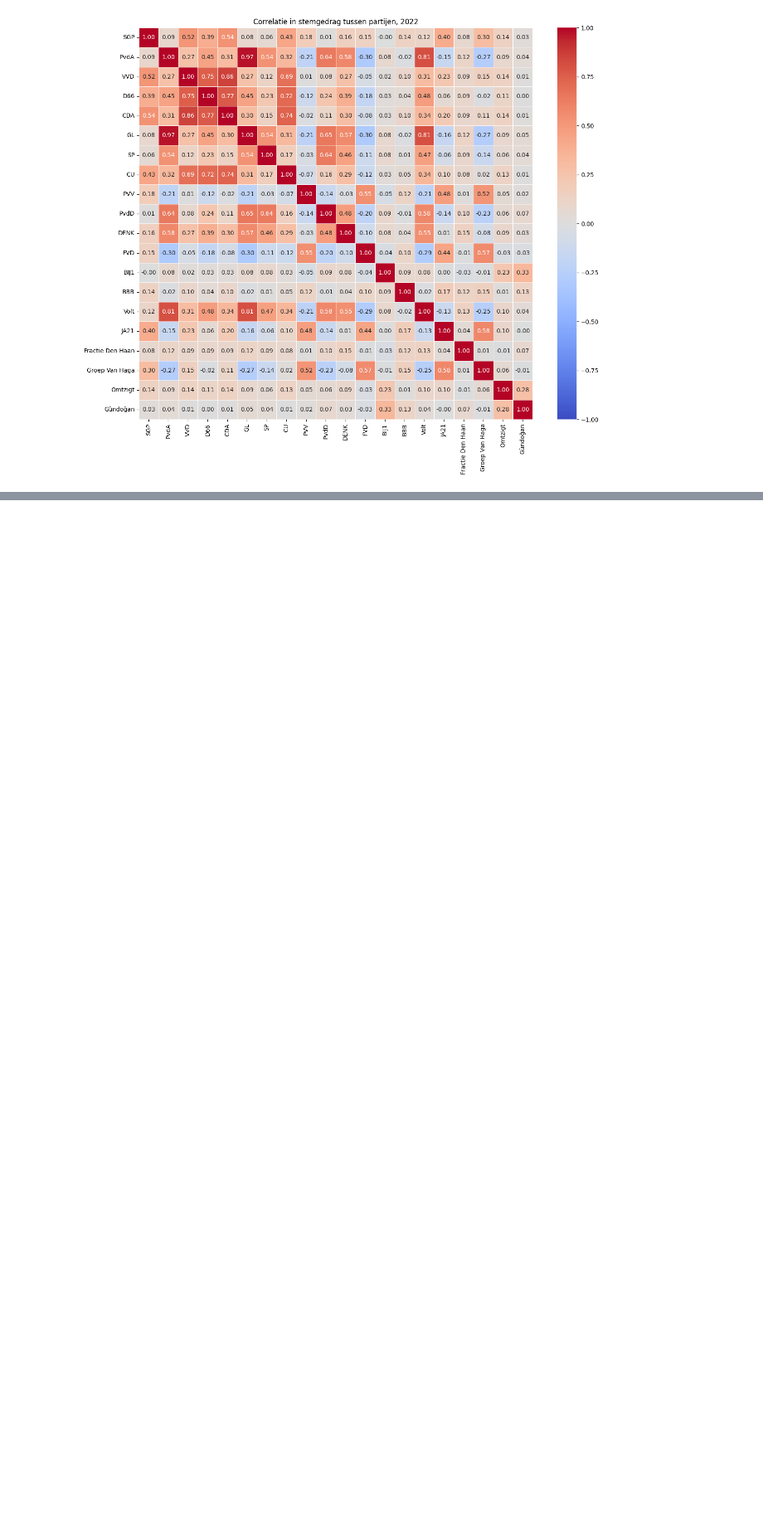
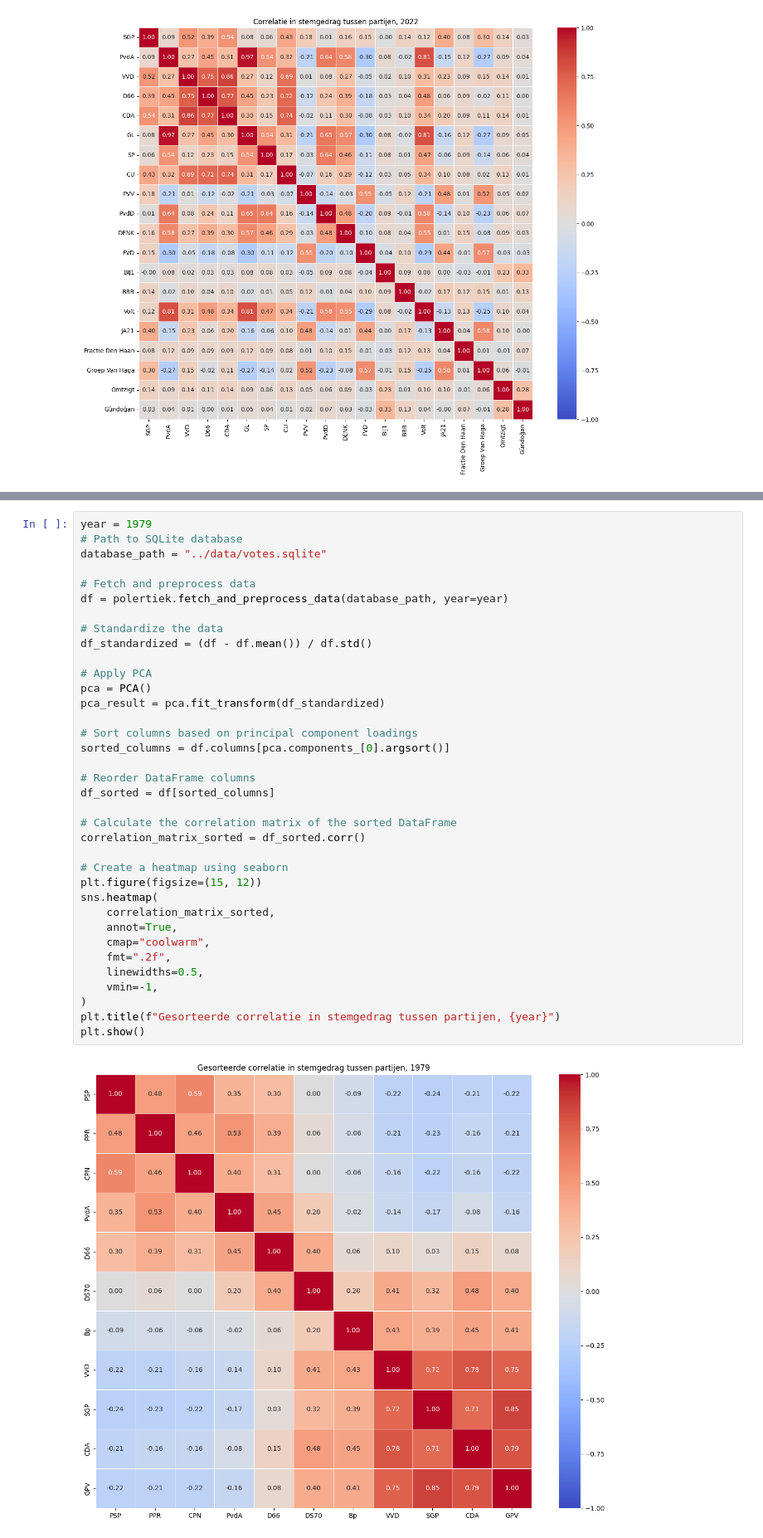
Before and after one commit to larsgeb/Polertiek, a Jupyter notebook: notebooks/Correlation_per_year.ipynb, the cells around one changed output, grey strips where cells are left out. Shown: that part at 83% size. Saved outputs shown, nothing was run; the diff lists cells and outputs as text; blank space fills up the shorter version.

Commit message:
Wanneer plots, meer plots

```diff
--- a/notebooks/Correlation_per_year.ipynb
+++ b/notebooks/Correlation_per_year.ipynb
@@ -69,0 +72,38 @@ plt.show()
+# %%
+year = 1979
+# Path to SQLite database
+database_path = "../data/votes.sqlite"
+
+# Fetch and preprocess data
+df = polertiek.fetch_and_preprocess_data(database_path, year=year)
+
+# Standardize the data
+df_standardized = (df - df.mean()) / df.std()
+
+# Apply PCA
+pca = PCA()
+pca_result = pca.fit_transform(df_standardized)
+
+# Sort columns based on principal component loadings
+sorted_columns = df.columns[pca.components_[0].argsort()]
+
+# Reorder DataFrame columns
+df_sorted = df[sorted_columns]
+
+# Calculate the correlation matrix of the sorted DataFrame
+correlation_matrix_sorted = df_sorted.corr()
+
+# Create a heatmap using seaborn
+plt.figure(figsize=(15, 12))
+sns.heatmap(
+    correlation_matrix_sorted,
+    annot=True,
+    cmap="coolwarm",
+    fmt=".2f",
+    linewidths=0.5,
+    vmin=-1,
+)
+plt.title(f"Gesorteerde correlatie in stemgedrag tussen partijen, {year}")
+plt.show()
+# %% [output]
+[figure, added]
```
Also changed, not shown: parts of 2 cells of this notebook, 1 other file.
